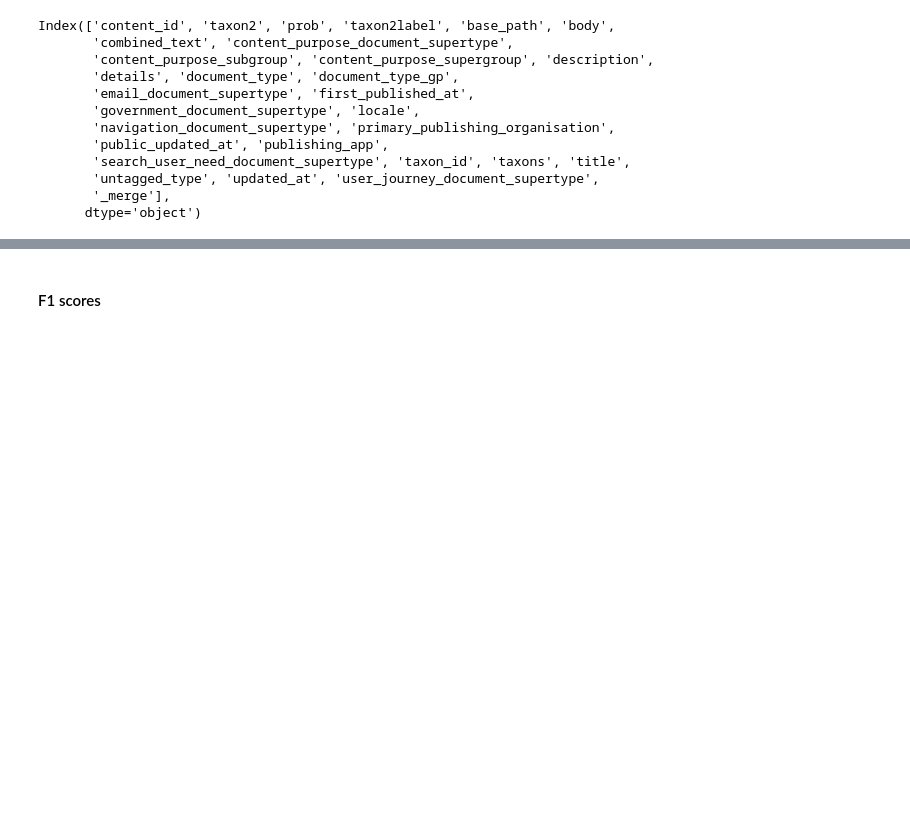
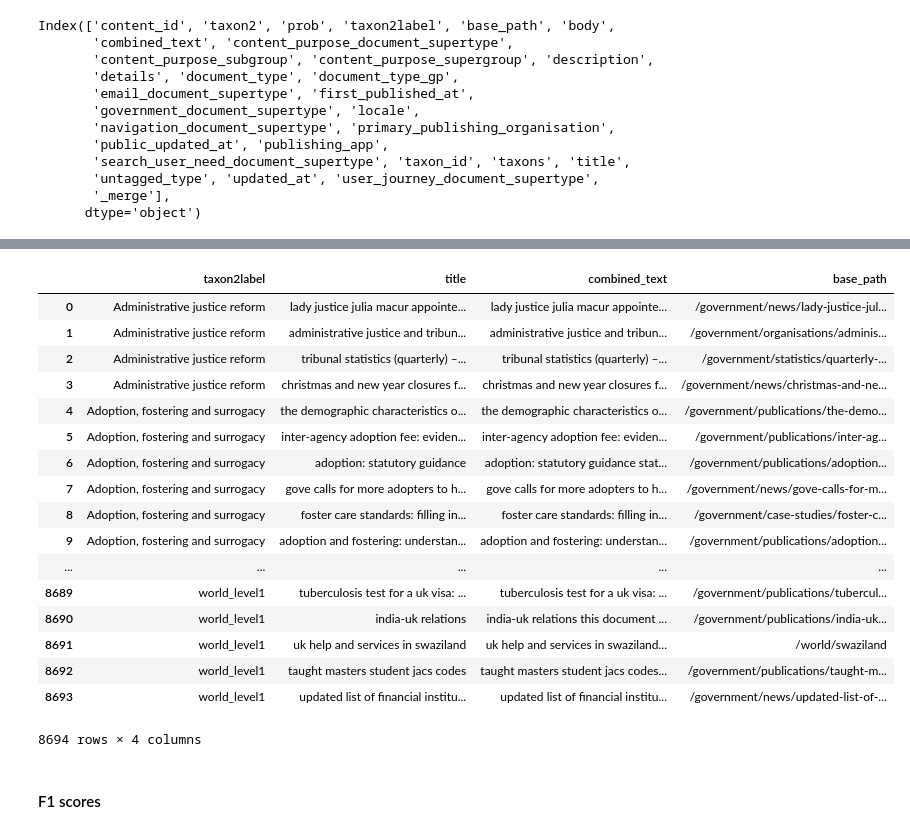
Before and after one commit to alphagov/govuk-taxonomy-supervised-learning, a Jupyter notebook: python/notebooks/ML_notebooks/CNN/evaluate_model_metadata.ipynb, the cells around one changed output, grey strips where cells are left out. Drawn from its saved outputs; the diff is of its cells as text; code cells hidden in the pictures; blank space fills up the shorter version.

```diff
--- a/python/notebooks/ML_notebooks/CNN/evaluate_model_metadata.ipynb
+++ b/python/notebooks/ML_notebooks/CNN/evaluate_model_metadata.ipynb
@@ -232,0 +249,9 @@ predictions[200:250].head()
+# %%
+subsample = pd.DataFrame(columns = predictions.columns)
+# %%
+for taxon in taxons:
+    taxon_spec = predictions.loc[predictions['taxon2label']==taxon]
+    sample_size = int(round(taxon_spec.shape[0]*0.1))
+    if not sample_size == 0 and taxon_spec.shape[0] > sample_size:
+        print(taxon,": SAMPLING AT:",sample_size)
+        subsample = subsample.append(taxon_spec.sample(n=sample_size), ignore_index=True)
@@ -232,0 +276,21 @@ predictions[200:250].head()
+# %%
+subsample[['taxon2label','title','combined_text','base_path']]
+# %% [output]
+|  | taxon2label | title | combined_text | base_path |
+| 0 | Administrative justice reform | lady justice julia macur appointe... | lady justice julia macur appointe... | /government/news/lady-justice-jul... |
+| 1 | Administrative justice reform | administrative justice and tribun... | administrative justice and tribun... | /government/organisations/adminis... |
+| 2 | Administrative justice reform | tribunal statistics (quarterly) –... | tribunal statistics (quarterly) –... | /government/statistics/quarterly-... |
+| 3 | Administrative justice reform | christmas and new year closures f... | christmas and new year closures f... | /government/news/christmas-and-ne... |
+| 4 | Adoption, fostering and surrogacy | the demographic characteristics o... | the demographic characteristics o... | /government/publications/the-demo... |
+| 5 | Adoption, fostering and surrogacy | inter-agency adoption fee: eviden... | inter-agency adoption fee: eviden... | /government/publications/inter-ag... |
+| 6 | Adoption, fostering and surrogacy | adoption: statutory guidance | adoption: statutory guidance stat... | /government/publications/adoption... |
+| 7 | Adoption, fostering and surrogacy | gove calls for more adopters to h... | gove calls for more adopters to h... | /government/news/gove-calls-for-m... |
+| 8 | Adoption, fostering and surrogacy | foster care standards: filling in... | foster care standards: filling in... | /government/case-studies/foster-c... |
+| 9 | Adoption, fostering and surrogacy | adoption and fostering: understan... | adoption and fostering: understan... | /government/publications/adoption... |
+| ... | ... | ... | ... | ... |
+| 8689 | world_level1 | tuberculosis test for a uk visa: ... | tuberculosis test for a uk visa: ... | /government/publications/tubercul... |
+| 8690 | world_level1 | india-uk relations | india-uk relations this document ... | /government/publications/india-uk... |
+| 8691 | world_level1 | uk help and services in swaziland | uk help and services in swaziland... | /world/swaziland |
+| 8692 | world_level1 | taught masters student jacs codes | taught masters student jacs codes... | /government/publications/taught-m... |
+| 8693 | world_level1 | updated list of financial institu... | updated list of financial institu... | /government/news/updated-list-of-... |
+8694 rows × 4 columns
```
Also changed, not shown: parts of 6 cells of this notebook.
